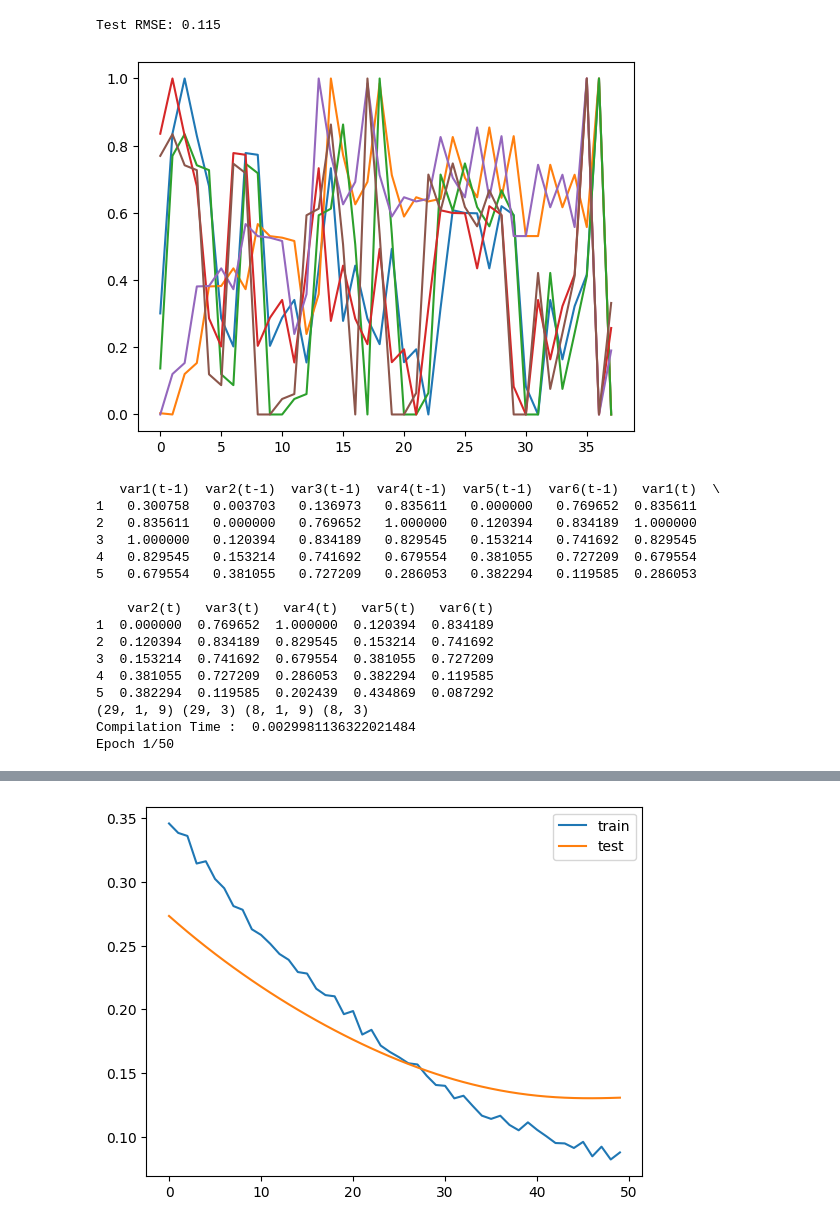
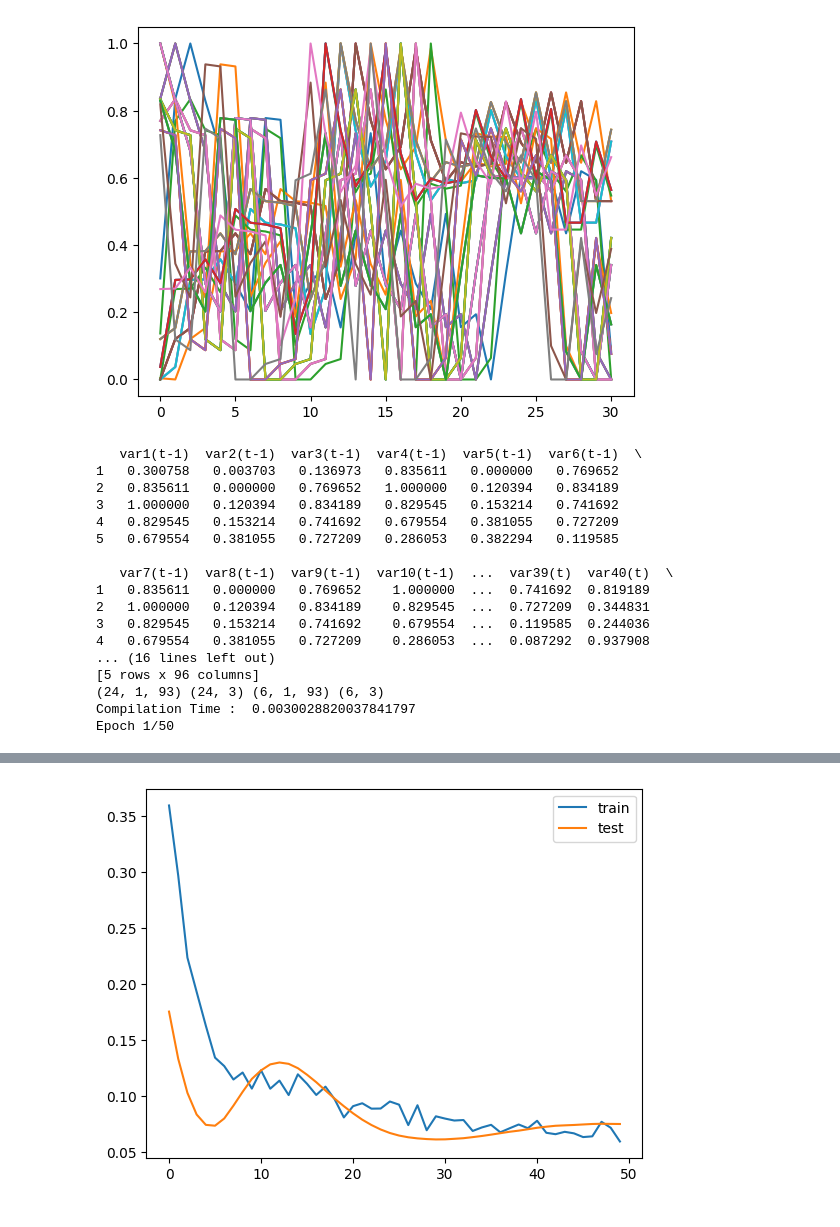
Before and after one commit to malek-annabi/LSTM-model-for-Water-Quality-prediction, a Jupyter notebook: Water Prediction model using LSTM nn/Source Code/test.ipynb, the cells around one changed output, grey strips where cells are left out. Drawn from its saved outputs; the diff is of its cells as text; code cells hidden in the pictures.

```diff
--- a/Water Prediction model using LSTM nn/Source Code/test.ipynb
+++ b/Water Prediction model using LSTM nn/Source Code/test.ipynb
@@ -12,11 +12,11 @@ from tensorflow.keras.models import Sequential
 from tensorflow.keras.layers import Dense, Activation, Dropout, LSTM
 # %%
 # Load dataset
-file_path = 'AI-Sediments results.xlsx'
+file_path = 'Sediments resultsv2.xlsx'
 dataset = read_excel(file_path)
 # %%
 # Select relevant columns (assuming Potassium, Sodium, and Magnesium are represented by 'NiO', 'CdO', 'ZnO')
-values = dataset[['NiO', 'CdO', 'ZnO']].values
+values = dataset[['Ni', 'Cd', 'Zn']].values
 
 plt.figure(1)
 plt.plot(values)
@@ -190,8 +146,6 @@ ValueError: operands could not be broadcast together with shapes (8,5) (3,) (8,5
 # Calculate RMSE
 rmse = sqrt(mean_squared_error(inv_y, inv_yhat))
 print('Test RMSE: %.3f' % rmse)
-# %% [output]
-Test RMSE: 0.115
 # %%
 plt.figure(1)
 plt.plot(values)
@@ -280,10 +234,10 @@ trainPredict = np.empty_like(scaled)
 testPredict = np.empty_like(scaled)
 
 # Only keep the last columns (the predictions) in the positions they were originally
-trainPredict[:, :-3] = train_X_reshaped
-trainPredict[:, -3:] = train_xhat
-testPredict[:, :-3] = test_X_reshaped
-testPredict[:, -3:] = yhat
+#trainPredict[:, :-3] = train_X_reshaped
+#trainPredict[:, -3:] = train_xhat
+#testPredict[:, :-3] = test_X_reshaped
+#testPredict[:, -3:] = yhat
 
 # Invert predictions
 trainPredict = scaler.inverse_transform(trainPredict)[:, -3:]
@@ -291,51 +245,52 @@ testPredict = scaler.inverse_transform(testPredict)[:, -3:]
 
 # Prepare plots
 look_back = 1
 trainPredictPlot = np.empty_like(scaled)
 trainPredictPlot[:, :] = np.nan
-trainPredictPlot[look_back:len(trainPredict) + look_back, -3:] = trainPredict
+#trainPredictPlot[look_back:len(trainPredict) + look_back, -3:] = trainPredict
 
 testPredictPlot = np.empty_like(scaled)
 testPredictPlot[:, :] = np.nan
-testPredictPlot[len(trainPredict) + look_back - 1:len(scaled) - 1, -3:] = testPredict
+#testPredictPlot[len(trainPredict) + look_back - 1:len(scaled) - 1, -3:] = testPredict
 
 plt.figure(3)
 plt.plot(scaler.inverse_transform(scaled))
 plt.plot(trainPredictPlot, label='Train Prediction')
 plt.plot(testPredictPlot, label='Test Prediction')
 plt.legend()
 plt.show()
 
 # Invert scaling for forecast
 test_X = test_X.reshape((test_X.shape[0], test_X.shape[2]))
 inv_yhat = np.concatenate((yhat, test_X[:, 1:]), axis=1)
-inv_yhat = scaler.inverse_transform(inv_yhat)
+#inv_yhat = scaler.inverse_transform(inv_yhat)
 inv_yhat = inv_yhat[:, :3]
 
 # Invert scaling for actual
 test_y = test_y.reshape((len(test_y), 3))
 inv_y = np.concatenate((test_y, test_X[:, 1:]), axis=1)
-inv_y = scaler.inverse_transform(inv_y)
+#inv_y = scaler.inverse_transform(inv_y)
 inv_y = inv_y[:, :3]
 
 # Calculate RMSE for each element
 rmse = np.sqrt(mean_squared_error(inv_y, inv_yhat))
 print('Test RMSE: %.3f' % rmse)
 # %% [output]
-[figure, old version]
+[figure, new version]
-   var1(t-1)  var2(t-1)  var3(t-1)  var4(t-1)  var5(t-1)  var6(t-1)   var1(t)  \
-1   0.300758   0.003703   0.136973   0.835611   0.000000   0.769652  0.835611
-2   0.835611   0.000000   0.769652   1.000000   0.120394   0.834189  1.000000
-3   1.000000   0.120394   0.834189   0.829545   0.153214   0.741692  0.829545
-4   0.829545   0.153214   0.741692   0.679554   0.381055   0.727209  0.679554
-5   0.679554   0.381055   0.727209   0.286053   0.382294   0.119585  0.286053
+   var1(t-1)  var2(t-1)  var3(t-1)  var4(t-1)  var5(t-1)  var6(t-1)  \
+1   0.300758   0.003703   0.136973   0.835611   0.000000   0.769652
+2   0.835611   0.000000   0.769652   1.000000   0.120394   0.834189
+3   1.000000   0.120394   0.834189   0.829545   0.153214   0.741692
+4   0.829545   0.153214   0.741692   0.679554   0.381055   0.727209
+5   0.679554   0.381055   0.727209   0.286053   0.382294   0.119585
 
-    var2(t)   var3(t)   var4(t)   var5(t)   var6(t)
-1  0.000000  0.769652  1.000000  0.120394  0.834189
-2  0.120394  0.834189  0.829545  0.153214  0.741692
-3  0.153214  0.741692  0.679554  0.381055  0.727209
-4  0.381055  0.727209  0.286053  0.382294  0.119585
-5  0.382294  0.119585  0.202439  0.434869  0.087292
-(29, 1, 9) (29, 3) (8, 1, 9) (8, 3)
-Compilation Time :  0.0029981136322021484
+   var7(t-1)  var8(t-1)  var9(t-1)  var10(t-1)  ...  var39(t)  var40(t)  \
+1   0.835611   0.000000   0.769652    1.000000  ...  0.741692  0.819189
+2   1.000000   0.120394   0.834189    0.829545  ...  0.727209  0.344831
+3   0.829545   0.153214   0.741692    0.679554  ...  0.119585  0.244036
+4   0.679554   0.381055   0.727209    0.286053  ...  0.087292  0.937908
+... (16 lines left out)
+[5 rows x 96 columns]
+(24, 1, 93) (24, 3) (6, 1, 93) (6, 3)
+Compilation Time :  0.0030028820037841797
 Epoch 1/50
@@ -359,2 +314,2 @@ Epoch 50/50
-[figure, old version]
+[figure, new version]
 1/1 ━━━━━━━━━━━━━━━━━━━━ 0s 125ms/step
```
Also changed, not shown: parts of 13 cells of this notebook, 35 other files.
